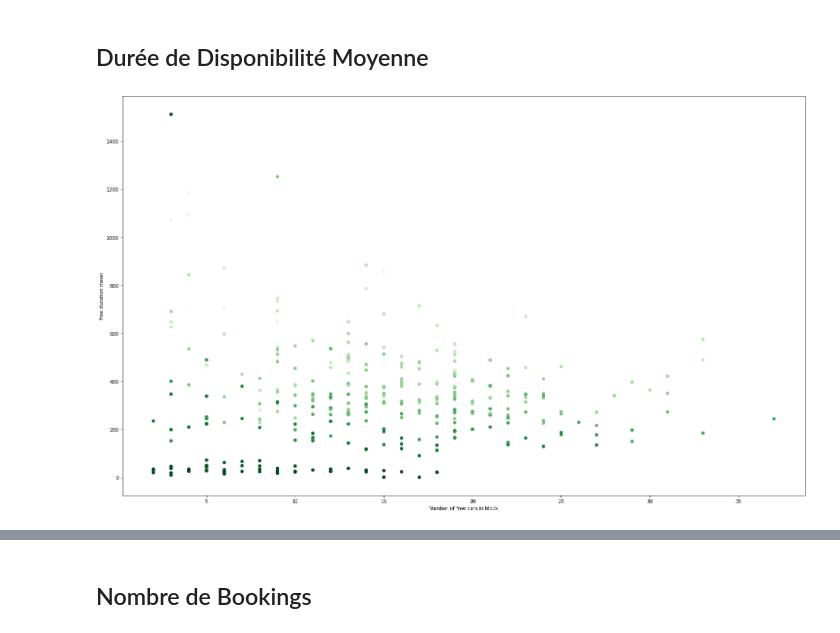
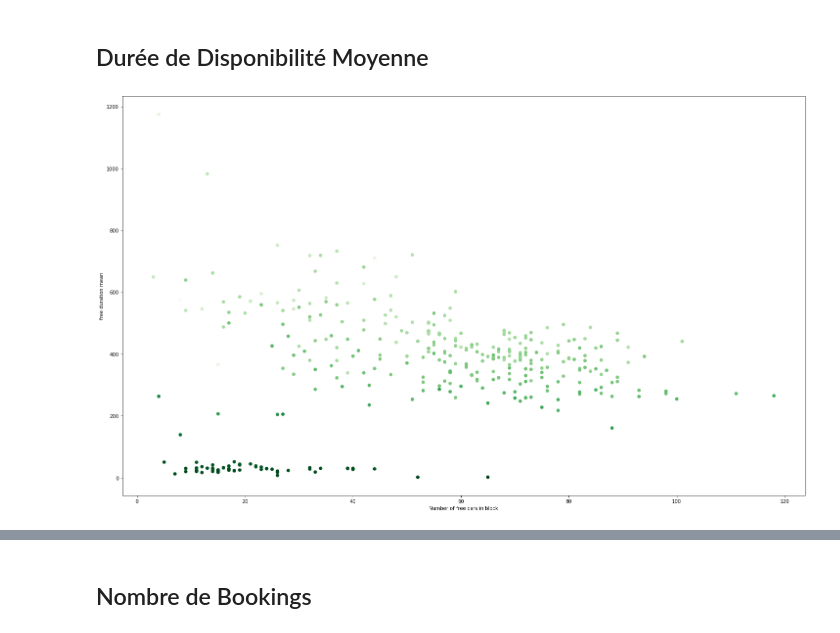
Before and after one commit to paul-mdb/car_sharing_relocation, a Jupyter notebook: analyse_blocks.ipynb, the cells around one changed output, grey strips where cells are left out. Cells and saved outputs as stored; diff of their text form; code cells hidden in the pictures.

```diff
--- a/analyse_blocks.ipynb
+++ b/analyse_blocks.ipynb
@@ -107,28 +108,28 @@ results
 ## Durée de Disponibilité Moyenne
 # %%
 district = 75015
-start_date = 10
-end_date = 14
+start_date = 0
+end_date = 23
 day = 0
 end_day = 4
 dataframe = geo_block(df, district)
 dataframe = time_block_extended(dataframe, start_date, end_date, day, end_day).loc[dataframe["status"]=="FREE"]
 dataframe = dataframe[dataframe['kibana_duration']<2000] # filter segments with duration > 2000 minutes = 33 hours
 grouped_df = dataframe.groupby(by=['month', 'day_number', 'year']).agg({'year': 'first', 'month': 'first', 'day_number': 'first', 'kibana_duration': ['mean', 'count', 'std']})
 durations_means = grouped_df['kibana_duration']['mean'].values
+count = grouped_df['kibana_duration']['count'].values
 dates = (grouped_df['year'].astype(str) + ", " + grouped_df['month']+ " " + grouped_df['day_number'].astype(str)).values
-count = grouped_df['kibana_duration']['count'].values
 standards = grouped_df['kibana_duration']['std'].values
 plt.figure(figsize=(25, 15))
 # plt.plot(count, durations_means,'bo')
 plt.scatter(count,  durations_means, c=standards, cmap='Greens_r')
 plt.xlabel("Number of free cars in block")
 plt.ylabel("free duration mean")
 """
 for i, v in enumerate(count):
     plt.text(count[i], 1.01*durations_means[i]+3, "%s" %dates[i][0], ha="left")
 """
 # plt.ylim(0, 5000)
 plt.show()
 # %% [output]
-[figure, old version]
+[figure, new version]
```
Also changed, not shown: parts of 5 cells of this notebook, 1 other file.
